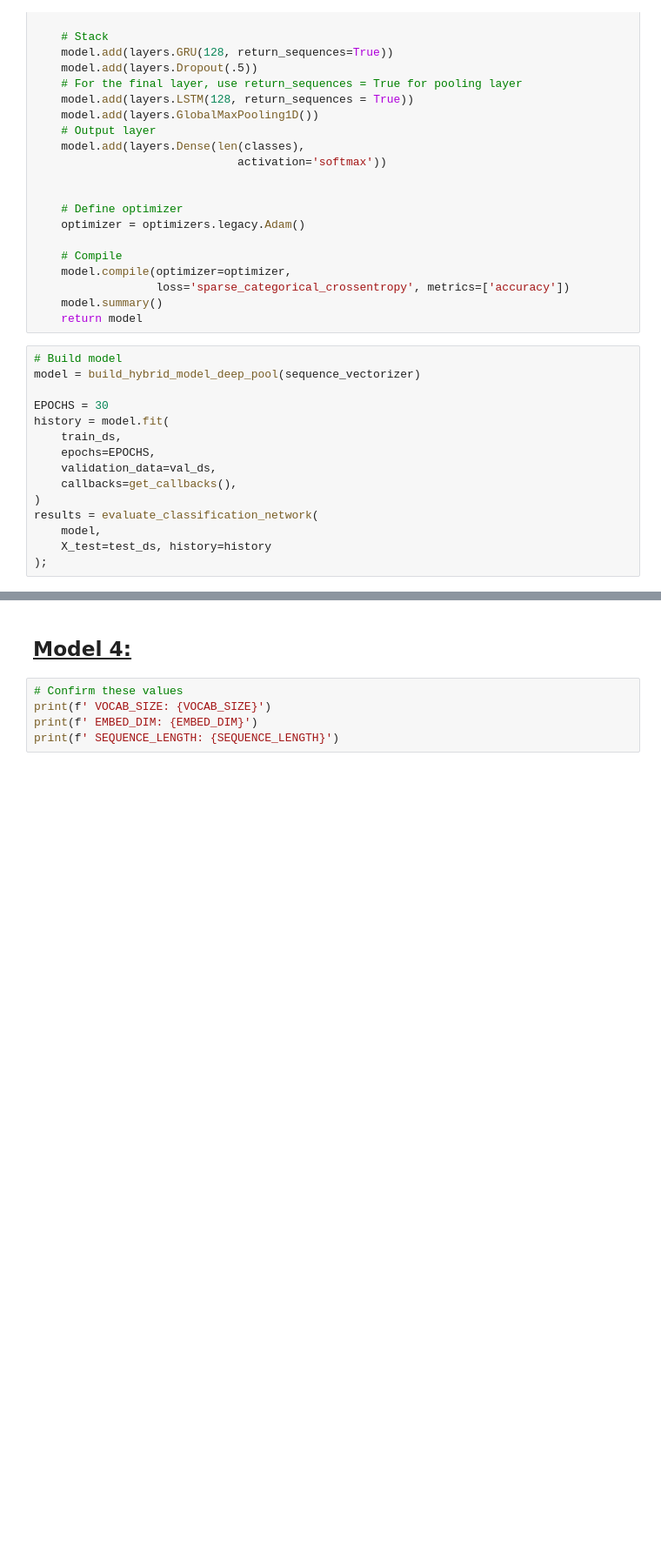
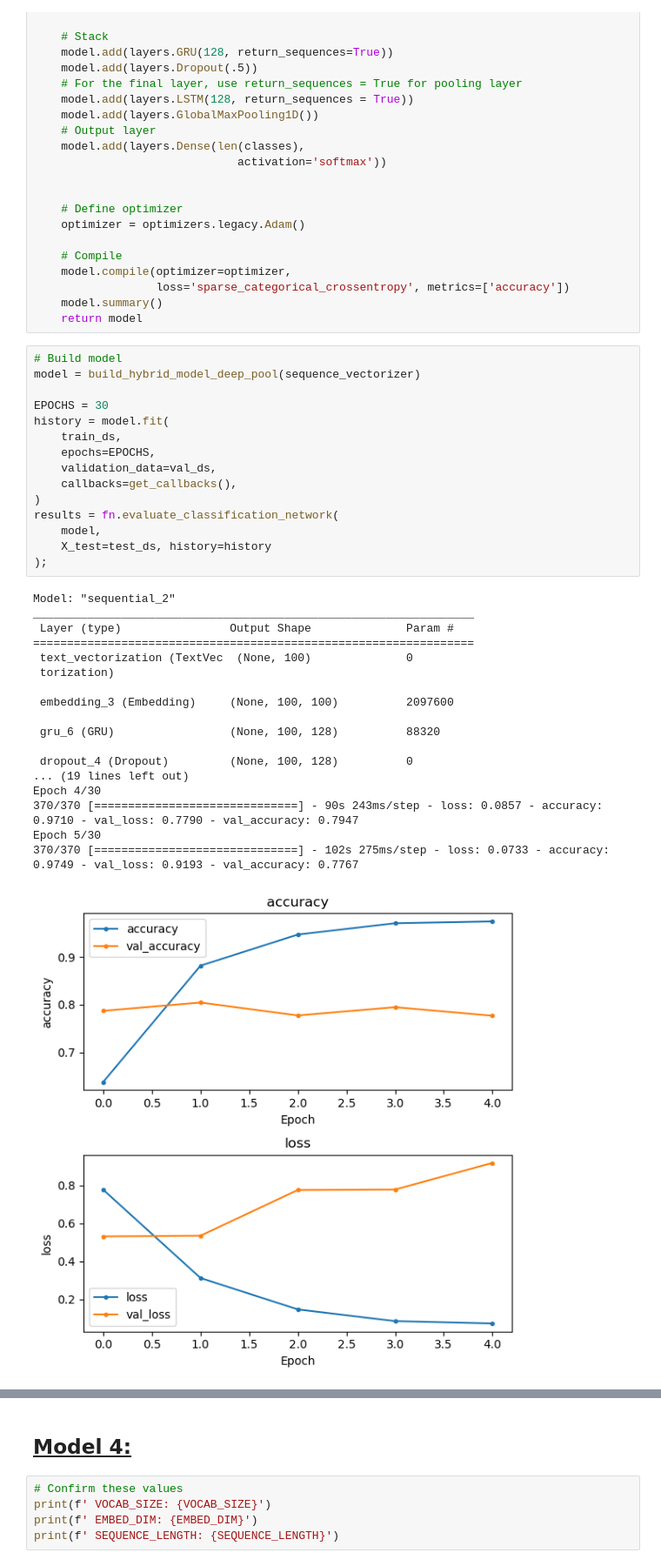
Before and after one commit to VALDE021/Core-Text-Classification-with-RNNS-EricNV, a Jupyter notebook: Core Text Classification with RNNs-EricNV.ipynb, the cells around one changed output, grey strips where cells are left out. Shown at 87% size. Drawn from its saved outputs; the diff is of its cells as text; blank space fills up the shorter version.

```diff
--- a/Core Text Classification with RNNs-EricNV.ipynb
+++ b/Core Text Classification with RNNs-EricNV.ipynb
@@ -482,15 +562,34 @@ def build_hybrid_model_deep_pool(text_vectorization_layer):
 # %%
 # Build model
 model = build_hybrid_model_deep_pool(sequence_vectorizer)
 
 EPOCHS = 30
 history = model.fit(
     train_ds,
     epochs=EPOCHS,
     validation_data=val_ds,
     callbacks=get_callbacks(),
 )
-results = evaluate_classification_network(
+results = fn.evaluate_classification_network(
     model,
     X_test=test_ds, history=history
 );
+# %% [output]
+Model: "sequential_2"
+_________________________________________________________________
+ Layer (type)                Output Shape              Param #
+=================================================================
+ text_vectorization (TextVec  (None, 100)              0
+ torization)
+
+ embedding_3 (Embedding)     (None, 100, 100)          2097600
+
+ gru_6 (GRU)                 (None, 100, 128)          88320
+
+ dropout_4 (Dropout)         (None, 100, 128)          0
+... (19 lines left out)
+Epoch 4/30
+370/370 [==============================] - 90s 243ms/step - loss: 0.0857 - accuracy: 0.9710 - val_loss: 0.7790 - val_accuracy: 0.7947
+Epoch 5/30
+370/370 [==============================] - 102s 275ms/step - loss: 0.0733 - accuracy: 0.9749 - val_loss: 0.9193 - val_accuracy: 0.7767
+[figure, added]
```
Also changed, not shown: parts of 19 cells of this notebook, 1 other file.
